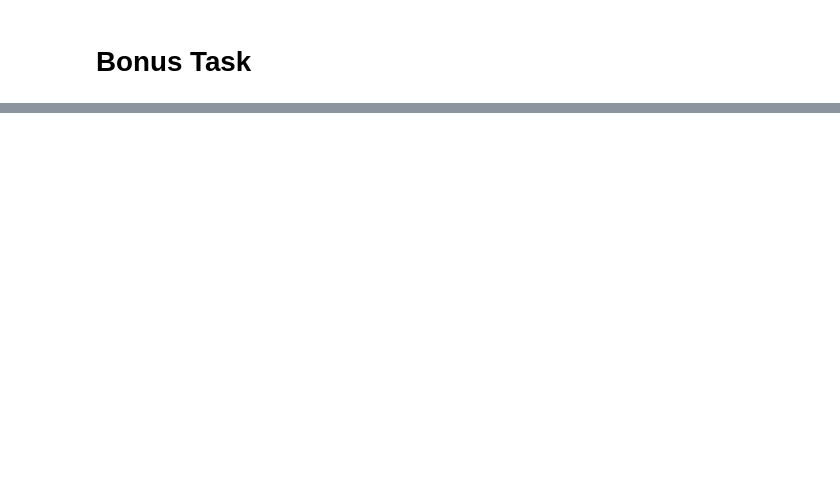
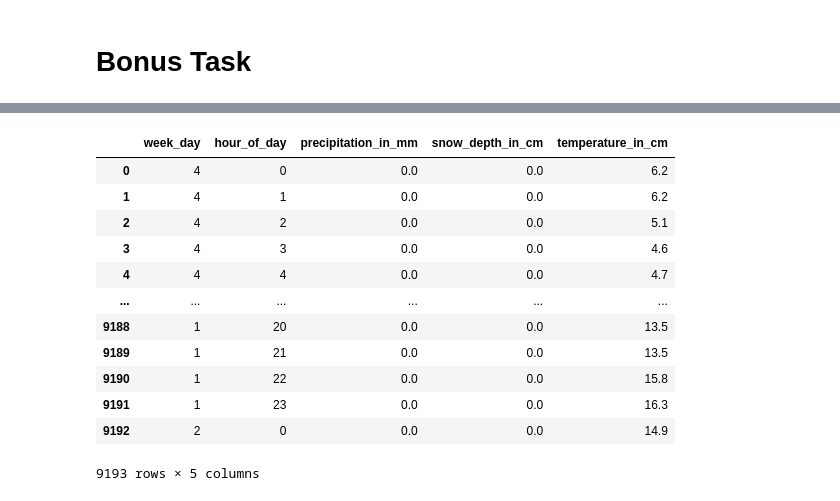
Before and after one commit to jimtodd92/OutdoorGymAnalytics, a Jupyter notebook: src/notebooks/exploratory_analytics.ipynb, the cells around one changed output, grey strips where cells are left out. Cells and saved outputs as stored; diff of their text form; code cells hidden in the pictures; blank space fills up the shorter version.

```diff
--- a/src/notebooks/exploratory_analytics.ipynb
+++ b/src/notebooks/exploratory_analytics.ipynb
@@ -340,0 +347,16 @@ df_weather_test['prediction'] = model.predict(df_weather_test)
+# %%
+df_weather_test
+# %% [output]
+|  | week_day | hour_of_day | precipitation_in_mm | snow_depth_in_cm | temperature_in_cm |
+| 0 | 4 | 0 | 0.0 | 0.0 | 6.2 |
+| 1 | 4 | 1 | 0.0 | 0.0 | 6.2 |
+| 2 | 4 | 2 | 0.0 | 0.0 | 5.1 |
+| 3 | 4 | 3 | 0.0 | 0.0 | 4.6 |
+| 4 | 4 | 4 | 0.0 | 0.0 | 4.7 |
+| ... | ... | ... | ... | ... | ... |
+| 9188 | 1 | 20 | 0.0 | 0.0 | 13.5 |
+| 9189 | 1 | 21 | 0.0 | 0.0 | 13.5 |
+| 9190 | 1 | 22 | 0.0 | 0.0 | 15.8 |
+| 9191 | 1 | 23 | 0.0 | 0.0 | 16.3 |
+| 9192 | 2 | 0 | 0.0 | 0.0 | 14.9 |
+9193 rows × 5 columns
```
Also changed, not shown: parts of 16 cells of this notebook.
